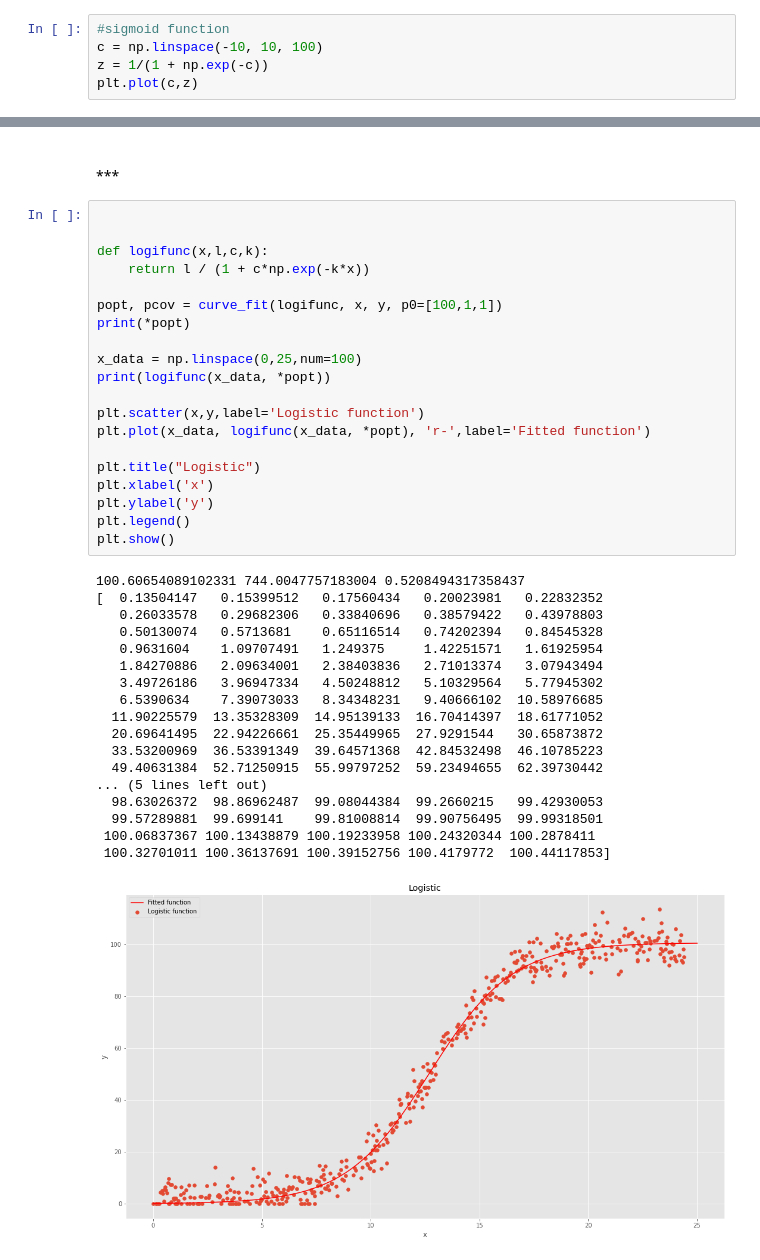
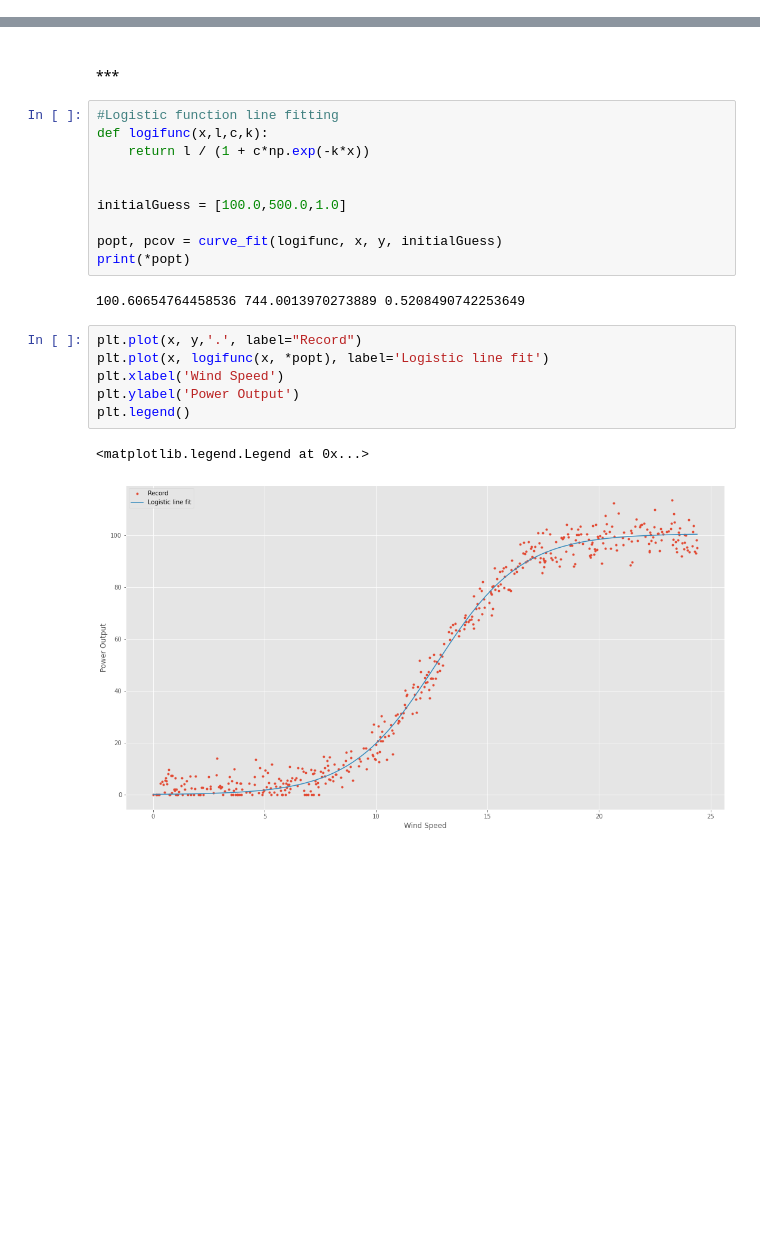
Before and after one commit to ocoleman/fundamentalsDA-project2020, a Jupyter notebook: project.ipynb, the cells around one changed output, grey strips where cells are left out. Drawn from its saved outputs; the diff is of its cells as text; blank space fills up the shorter version.

Commit message:
added logistic function + more

```diff
--- a/project.ipynb
+++ b/project.ipynb
@@ -80,5 +134,0 @@ print(r2_score(y, linmodel(x)))
-# %%
-#sigmoid function
-c = np.linspace(-10, 10, 100)
-z = 1/(1 + np.exp(-c))
-plt.plot(c,z)
@@ -122,42 +169,24 @@ print(power)
 # %% [markdown]
 <br>
 ***
-# %%
-
-
-def logifunc(x,l,c,k):
-    return l / (1 + c*np.exp(-k*x))
-
-popt, pcov = curve_fit(logifunc, x, y, p0=[100,1,1])
-print(*popt)
-
-x_data = np.linspace(0,25,num=100)
-print(logifunc(x_data, *popt))
-
-plt.scatter(x,y,label='Logistic function')
-plt.plot(x_data, logifunc(x_data, *popt), 'r-',label='Fitted function')
-
-plt.title("Logistic")
-plt.xlabel('x')
-plt.ylabel('y')
-plt.legend()
-plt.show()
-# %% [output]
-100.60654089102331 744.0047757183004 0.5208494317358437
-[  0.13504147   0.15399512   0.17560434   0.20023981   0.22832352
-   0.26033578   0.29682306   0.33840696   0.38579422   0.43978803
-   0.50130074   0.5713681    0.65116514   0.74202394   0.84545328
-   0.9631604    1.09707491   1.249375     1.42251571   1.61925954
-   1.84270886   2.09634001   2.38403836   2.71013374   3.07943494
-   3.49726186   3.96947334   4.50248812   5.10329564   5.77945302
-   6.5390634    7.39073033   8.34348231   9.40666102  10.58976685
-  11.90225579  13.35328309  14.95139133  16.70414397  18.61771052
-  20.69641495  22.94226661  25.35449965  27.9291544   30.65873872
-  33.53200969  36.53391349  39.64571368  42.84532498  46.10785223
-  49.40631384  52.71250915  55.99797252  59.23494655  62.39730442
-... (5 lines left out)
-  98.63026372  98.86962487  99.08044384  99.2660215   99.42930053
-  99.57289881  99.699141    99.81008814  99.90756495  99.99318501
- 100.06837367 100.13438879 100.19233958 100.24320344 100.2878411
- 100.32701011 100.36137691 100.39152756 100.4179772  100.44117853]
-[figure, removed]
+# %%
+#Logistic function line fitting
+def logifunc(x,l,c,k):
+    return l / (1 + c*np.exp(-k*x))
+
+
+initialGuess = [100.0,500.0,1.0]
+
+popt, pcov = curve_fit(logifunc, x, y, initialGuess)
+print(*popt)
+# %% [output]
+100.60654764458536 744.0013970273889 0.5208490742253649
+# %%
+plt.plot(x, y,'.', label="Record")
+plt.plot(x, logifunc(x, *popt), label='Logistic line fit')
+plt.xlabel('Wind Speed')
+plt.ylabel('Power Output')
+plt.legend()
+# %% [output]
+<matplotlib.legend.Legend at 0x...>
+[figure, added]
```
Also changed, not shown: parts of 16 cells of this notebook.
